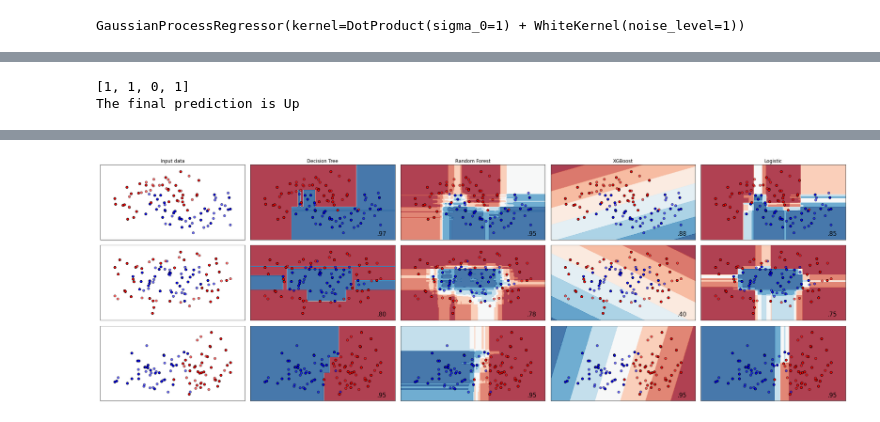
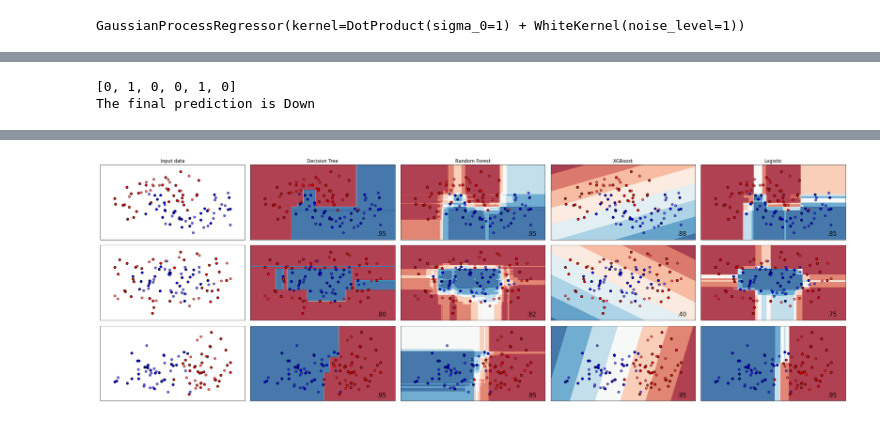
Before and after one commit to pro10150/stock-prediction, a Jupyter notebook: stock-prediction.ipynb, the cells around one changed output, grey strips where cells are left out. Drawn from its saved outputs; the diff is of its cells as text; code cells hidden in the pictures.

Commit message:
update finalpredict

```diff
--- a/stock-prediction.ipynb
+++ b/stock-prediction.ipynb
@@ -633,11 +637,23 @@ def finalEvaluate(pred):
+# %%
+def regPredict(classifier, pred, target):
+    predict = classifier.predict(pred)
+    tg = target['Re Target'].values[0]
+    if predict[0] > tg:
+        return 1
+    else:
+        return 0
 # %%
-def finalPredict(target, target_features, dctEvaluation, forestEvaluation, logisticEvaluation, xgbEvaluation):
+def finalPredict(target, target_features, retarget_features, dctEvaluation, forestEvaluation, logisticEvaluation, xgbEvaluation, lrEvaluation, gsEvaluation):
     X = target.loc[:, target_features].values
     X_test = sc.transform(X)
+    reX = target.loc[:, retarget_features].values
+    reX_test = sc.transform(reX)
     dctE = dctEvaluation.copy()
     forestE = forestEvaluation.copy()
     logisticE = logisticEvaluation.copy()
     xgbE = xgbEvaluation.copy()
+    lrE = lrEvaluation.copy()
+    gsE = gsEvaluation.copy()
     dctE.pop(1)
     forestE.pop(1)
     logisticE.pop(1)
@@ -652,6 +668,8 @@ def finalPredict(target, target_features, dctEvaluation, forestEvaluation, logis
     pred.append(forest.predict(X_test)[0])
     pred.append(logistic.predict(X_test)[0])
     pred.append(xgb.predict(X_test)[0])
+    pred.append(regPredict(lr, reX_test, target))
+    pred.append(regPredict(gs, reX_test, target))
     final = finalEvaluate(pred)
     if final == False:
         min_value = min(evaluation)
@@ -2525,5 +2540,5 @@ R2 Error 0.09170138550568585
 # %%
-finalPredict(sse_target, sse_features, dctEval, forestEval, logisticEval, xgbEval)
+finalPredict(dji_target, dji_features,dji_refeatures, dctEval, forestEval, logisticEval, xgbEval, lrEval, gsEval)
 
 h = 0.02  # step size in the mesh
 
@@ -2637,5 +2652,5 @@ for ds_cnt, ds in enumerate(datasets):
 plt.tight_layout()
 plt.show()
 # %% [output]
-[1, 1, 0, 1]
-The final prediction is Up
+[0, 1, 0, 0, 1, 0]
+The final prediction is Down
@@ -2645 +2660 @@ The final prediction is Up
-[figure, old version]
+[figure, new version]
```
Also changed, not shown: parts of 42 cells of this notebook.
